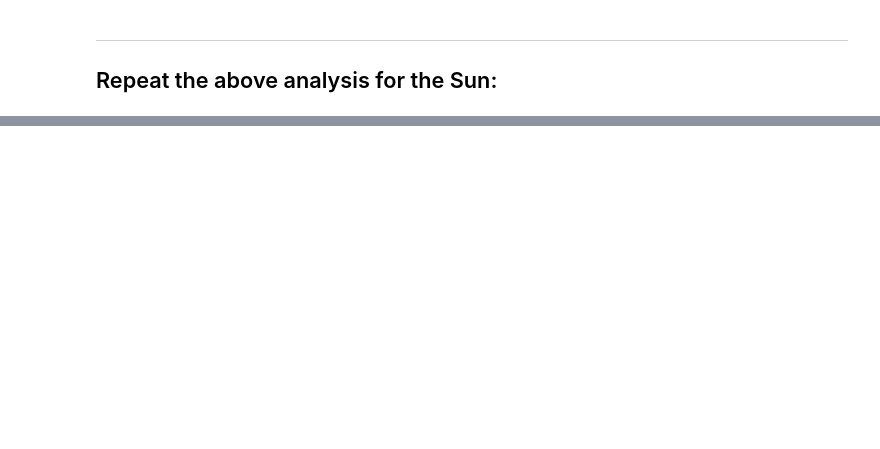
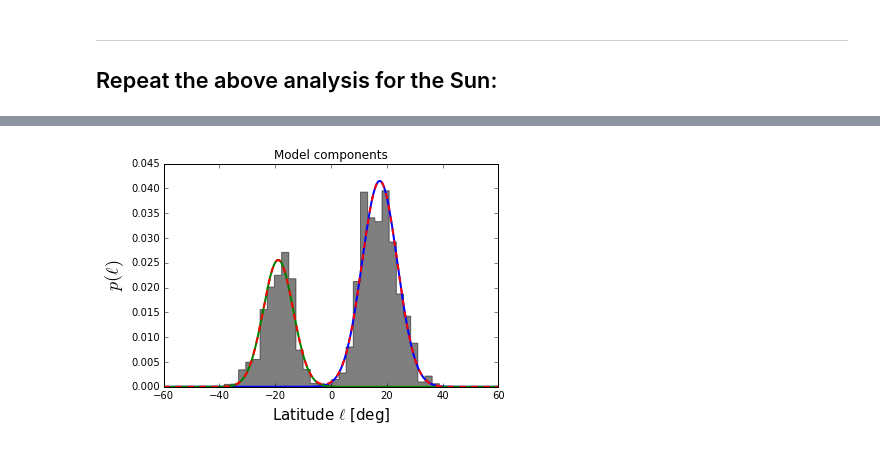
Before and after one commit to bmorris3/friedrich, a Jupyter notebook: hat11_flip_lambda/latitude_distribution.ipynb, the cells around one changed output, grey strips where cells are left out. Drawn from its saved outputs; the diff is of its cells as text; code cells hidden in the pictures; blank space fills up the shorter version.

```diff
--- a/hat11_flip_lambda/latitude_distribution.ipynb
+++ b/hat11_flip_lambda/latitude_distribution.ipynb
@@ -400,0 +442,21 @@ fig = corner.corner(samples_sun, labels=labels)
+# %%
+bestp_sun = np.median(samples_sun, axis=0)
+
+delta_i_s = transit_params.inc_stellar - bestp_sun[4]
+l1 = bestp_sun[1] - delta_i_s
+l2 = -bestp_sun[1] - delta_i_s
+components = np.array([gaussian(test_lats, l1, bestp_sun[2], bestp_sun[0]),
+                       gaussian(test_lats, l2, bestp_sun[3], 1-bestp_sun[0])]).T
+
+plt.hist(solar_lats, 30, normed=True,
+         alpha=0.5, histtype='stepfilled', color='k')
+
+plt.title('Model components')
+plt.plot(test_lats, components, lw=2)
+plt.plot(test_lats, model(bestp_sun, test_lats), ls='--', lw=2)
+plt.legend(loc='upper left')
+plt.xlabel('Latitude $\ell$ [deg]', fontsize=15)
+plt.ylabel('$p(\ell)$', fontsize=18)
+plt.show()
+# %% [output]
+[figure, added]
```
Also changed, not shown: parts of 19 cells of this notebook.
